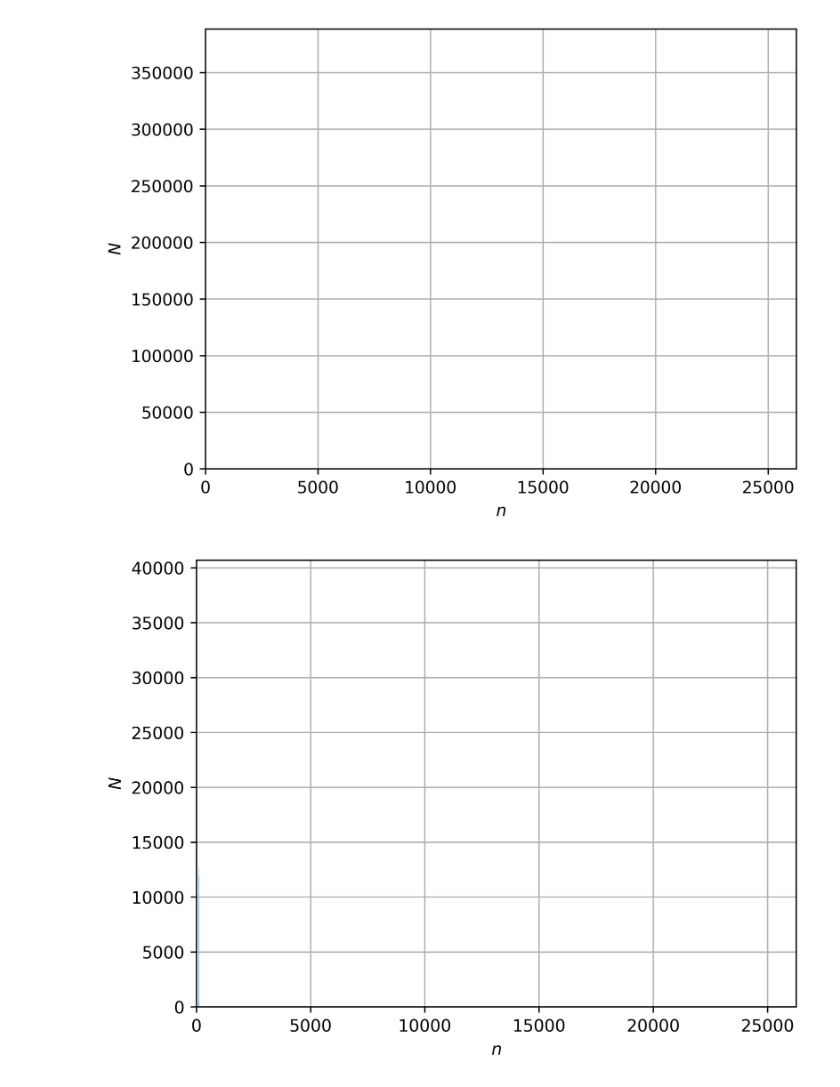
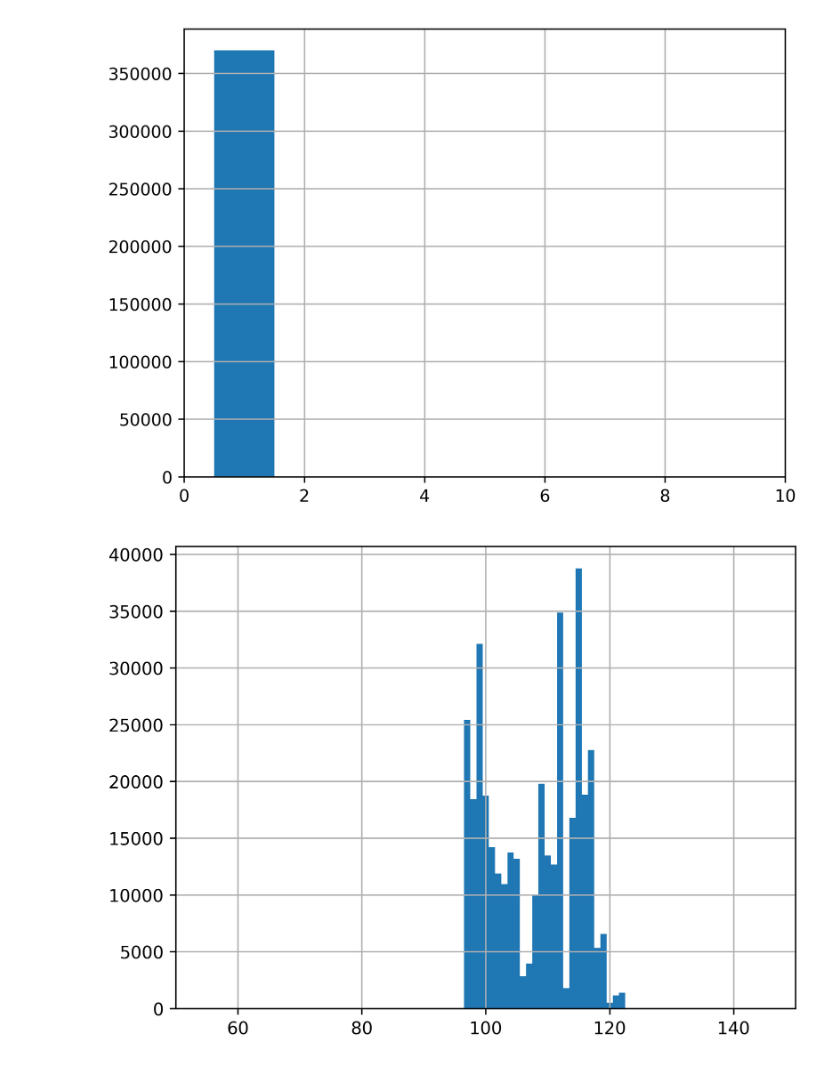
Before and after one commit to princess-oregano/hashtable, a Jupyter notebook: graphs.ipynb, the cells around one changed output. Drawn from its saved outputs; the diff is of its cells as text; code cells hidden in the pictures.

```diff
--- a/graphs.ipynb
+++ b/graphs.ipynb
@@ -7,18 +7,15 @@ import matplotlib.pyplot as plt
 # %%
 plt.rcParams['figure.dpi'] = 600
 
 data = pd.read_csv('test1.csv', header=0)
 
-plt.bar(data.x, data.y, align='center', width=1) # A bar chart
-
-plt.xlabel(r"$n$")
-plt.ylabel(r"$N$")
+plt.bar(data.x, data.y, align='center', width=1)
 
 plt.grid(True)
 plt.xlim(xmin = 0, xmax = 10)
-plt.show()
+plt.savefig('ref/one.png')
 # %% [output]
-[figure, old version]
+[figure, new version]
 # %%
 plt.rcParams['figure.dpi'] = 600
 
@@ -26,14 +23,11 @@ data = pd.read_csv('test2.csv', header=0)
 
 plt.bar(data.x, data.y, align='center', width=1) # A bar chart
 
-plt.xlabel(r"$n$")
-plt.ylabel(r"$N$")
-
 plt.grid(True)
 plt.xlim(xmin = 50, xmax = 150)
-plt.show()
+plt.savefig('ref/first_ascii.png')
 # %% [output]
-[figure, old version]
+[figure, new version]
 # %%
 plt.rcParams['figure.dpi'] = 600
 
```
Also changed, not shown: parts of 7 cells of this notebook, 3 other files.
